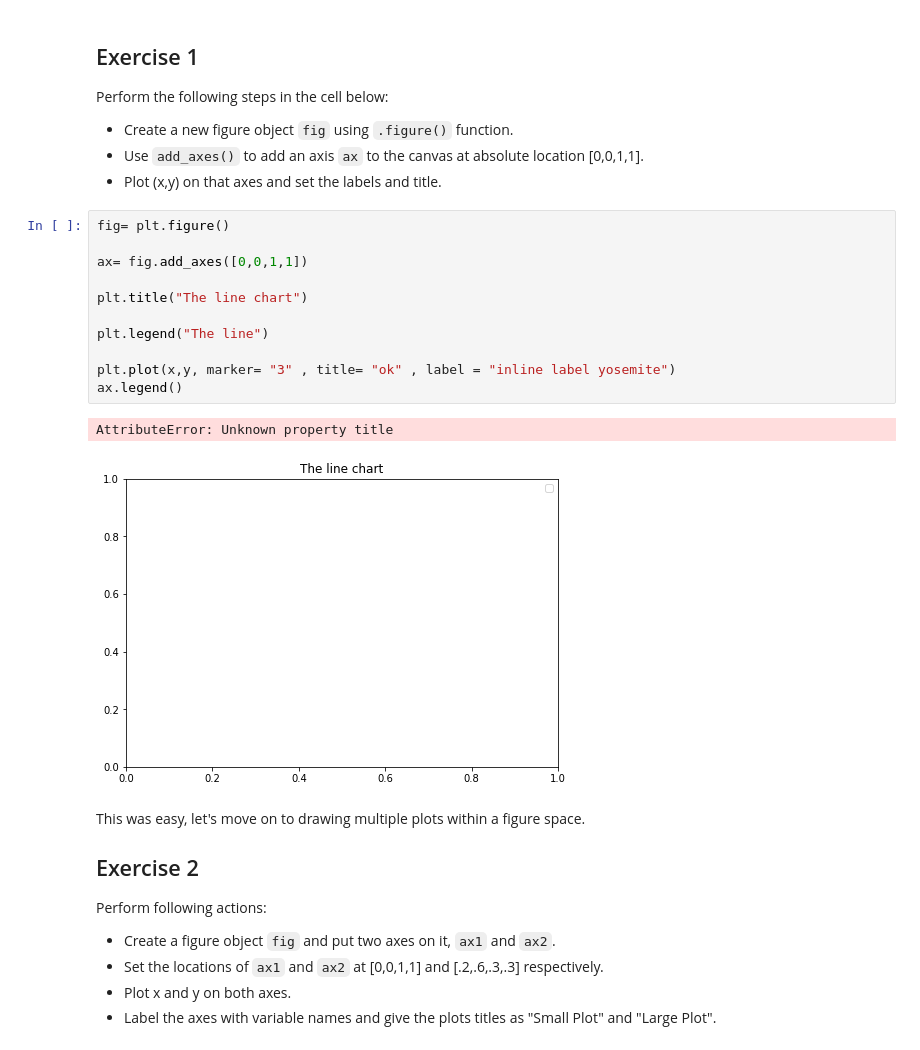
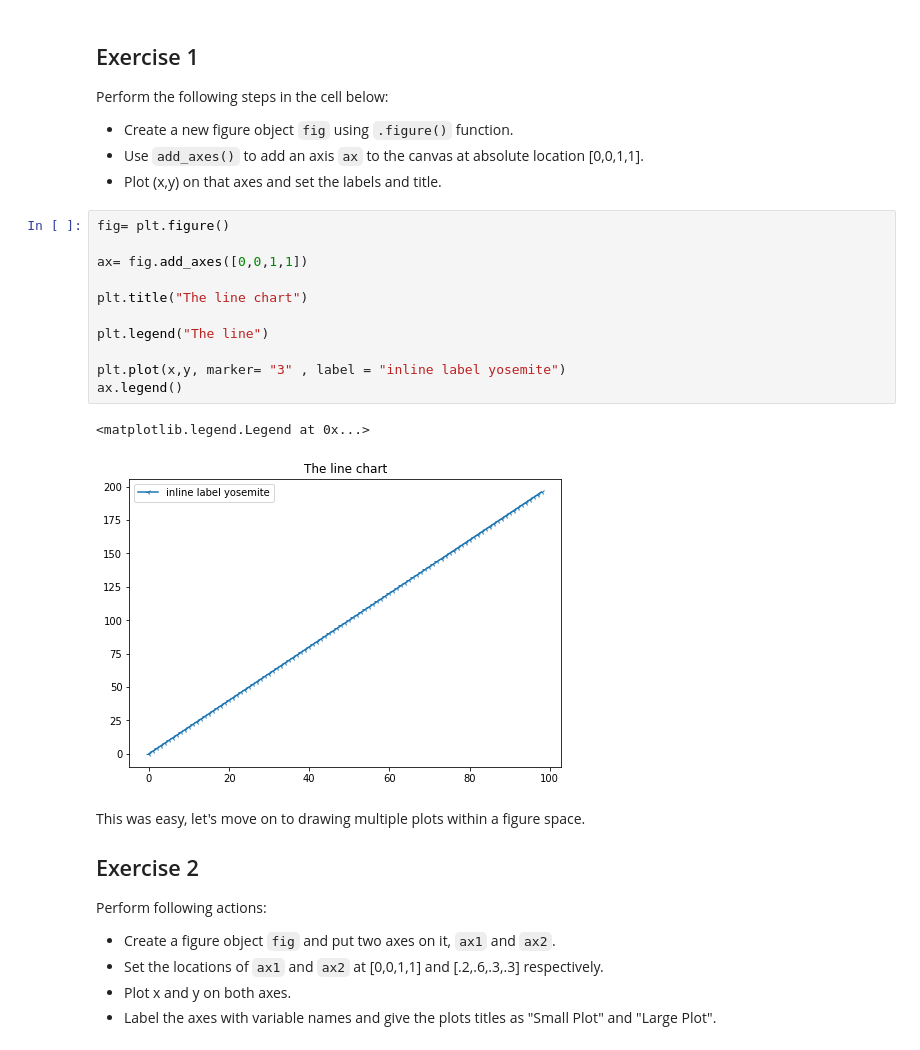
Before and after one commit to MarcSchneider71/ds-matplotlib-intro-lab-nyc-ds-career-012819, a Jupyter notebook: index.ipynb, the cells around one changed output. Cells and saved outputs as stored; diff of their text form.

```diff
--- a/index.ipynb
+++ b/index.ipynb
@@ -72,17 +72,17 @@ Perform the following steps in the cell below:
 # %%
 fig= plt.figure()
 
 ax= fig.add_axes([0,0,1,1])
 
 plt.title("The line chart")
 
 plt.legend("The line")
 
-plt.plot(x,y, marker= "3" , title= "ok" , label = "inline label yosemite")
+plt.plot(x,y, marker= "3" , label = "inline label yosemite")
 ax.legend()
 # %% [output]
-AttributeError: Unknown property title
+<matplotlib.legend.Legend at 0x...>
-[figure, old version]
+[figure, new version]
 # %% [markdown]
 This was easy, let's move on to drawing multiple plots within a figure space.
 
```
